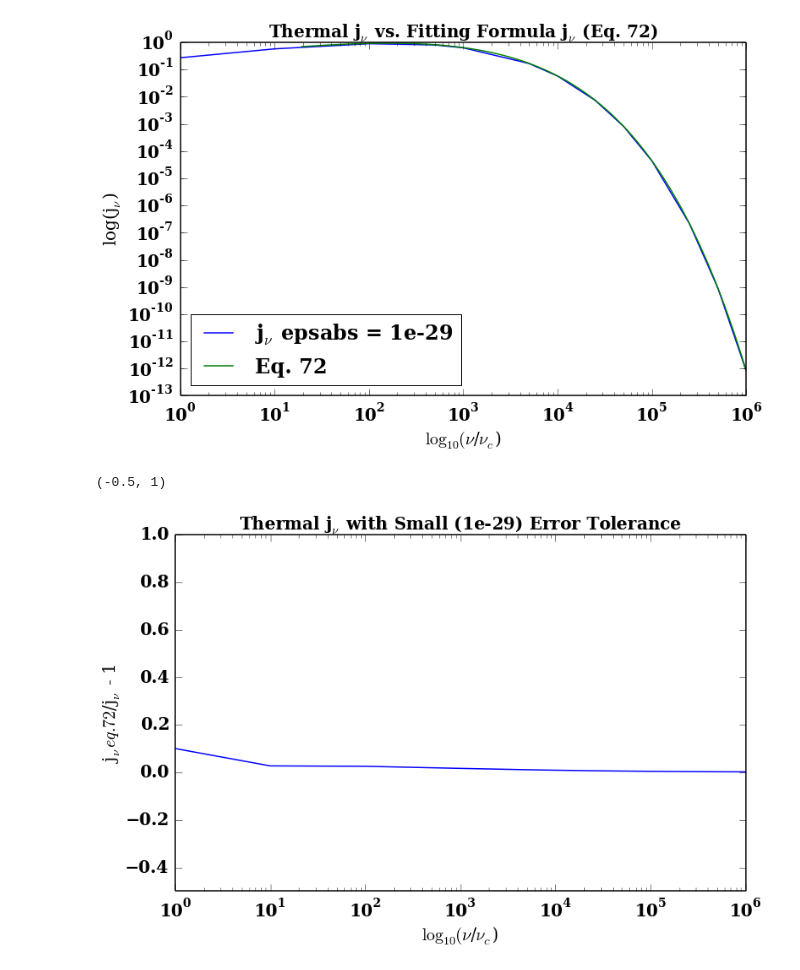
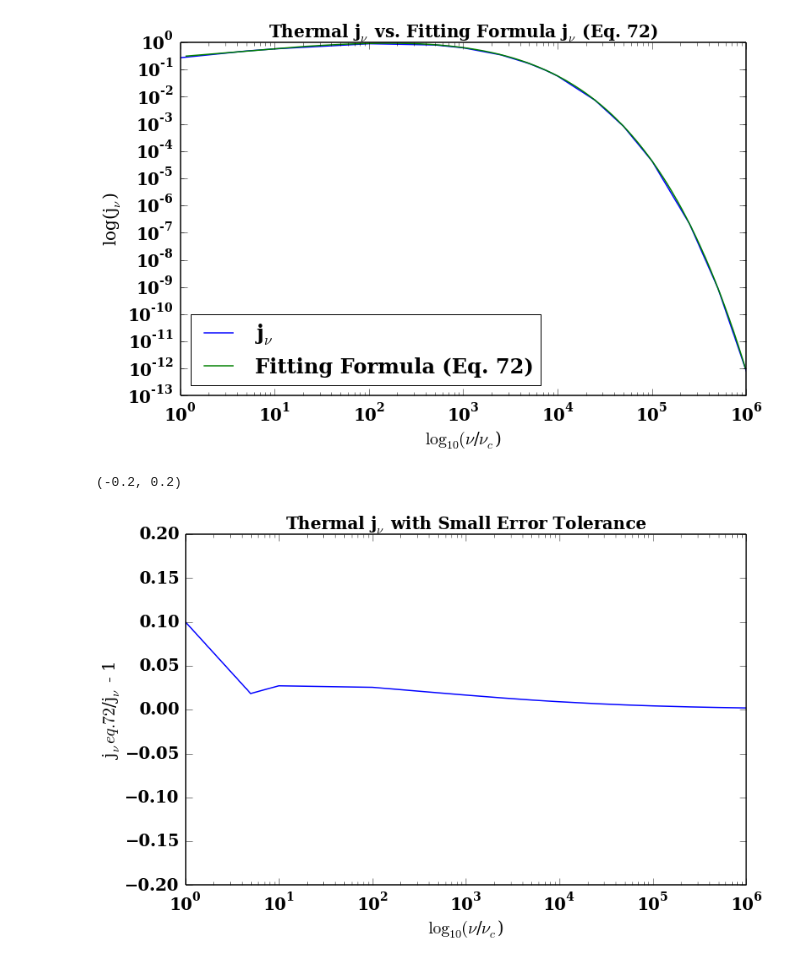
Before and after one commit to aapandy2/kappa_distributions, a Jupyter notebook: jnu_calculator_thermal.ipynb, the cells around one changed output. Drawn from its saved outputs; the diff is of its cells as text; code cells hidden in the pictures.

```diff
--- a/jnu_calculator_thermal.ipynb
+++ b/jnu_calculator_thermal.ipynb
@@ -217,7 +219,7 @@ def eq_72_jnu(X):
     ans = prefactor * f_of_X
     return ans
 
-X = np.arange(0, 50900., 1.)
+X = np.arange(0.06, 50900., 1.)
 data = np.loadtxt('/home/alex/kappa_dist/jnu_thermal_low_tolerance.txt')
 pl.xlabel("$\\log_{10}(\\nu$/$\\nu_c$)")
 pl.ylabel("log(j$_\\nu$)")
@@ -225,29 +227,29 @@ pl.ylabel("log(j$_\\nu$)")
 #since we are plotting nu/nu_c, and X = nu/nu_s, we
 #need to plot (X * nu_s)/nu_c, eq_72(X)
 #used sums up until nu/nu_c = 10000 (including missing point 5000)
-pl.loglog(data[:, 0], data[:, 1], label='j$_\\nu$ epsabs = 1e-29')
-pl.loglog((X * nu_s)/nu_c, eq_72_jnu(X), label='Eq. 72')
+pl.loglog(data[:, 0], data[:, 1], label='j$_\\nu$')
+pl.loglog((X * nu_s)/nu_c, eq_72_jnu(X), label='Fitting Formula (Eq. 72)')
 pl.legend(loc='lower left')
 pl.title('Thermal j$_\\nu$ vs. Fitting Formula j$_\\nu$ (Eq. 72)')
 
 pl.show()
 # %% [output]
-[figure, old version]
+[figure, new version]
 # %%
 #error in jnu calculation with low tolerance on quad integrator
 errordata = np.loadtxt('/home/alex/kappa_dist/jnu_thermal_low_tolerance.txt')
 nu_ratio = errordata[:, 0]
 calculated_jnu = errordata[:, 1]
 
 fitting_function_jnu = eq_72_jnu(nu_ratio * nu_c / nu_s)
 
 error = fitting_function_jnu/calculated_jnu - 1.
 
 pl.xlabel("$\\log_{10}(\\nu$/$\\nu_c$)")
 pl.ylabel("j$_\\nu eq.72$/j$_\\nu$ - 1")
 pl.semilogx(nu_ratio, error)
-pl.title('Thermal j$_\\nu$ with Small (1e-29) Error Tolerance')
-pl.ylim([-0.5, 1])
+pl.title('Thermal j$_\\nu$ with Small Error Tolerance')
+pl.ylim([-0.2, 0.2])
 # %% [output]
-(-0.5, 1)
+(-0.2, 0.2)
-[figure, old version]
+[figure, new version]
```
Also changed, not shown: parts of 3 cells of this notebook, 4 other files.
